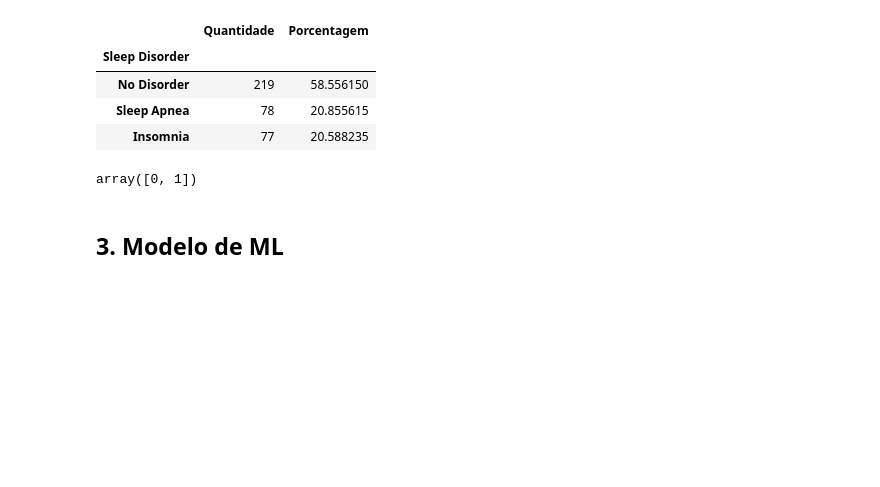
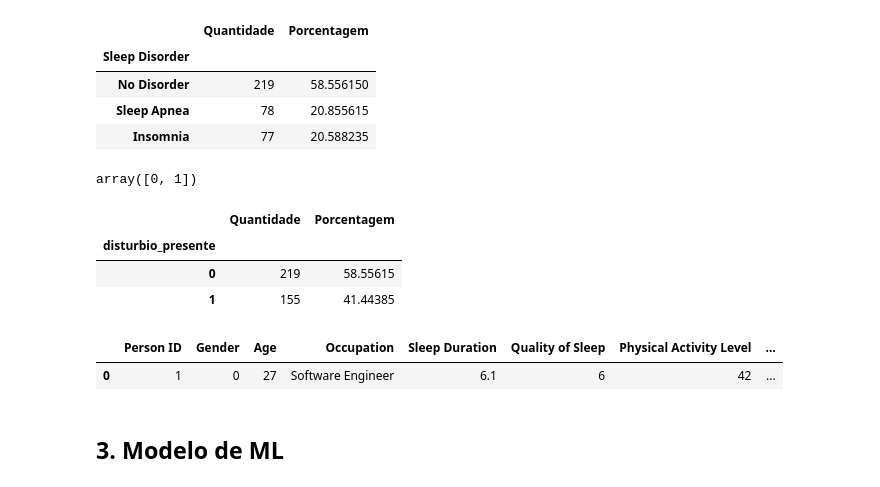
Before and after one commit to Squad-Nina-da-Hora/wmc-projeto-final-lifestyle, a Jupyter notebook: analise.ipynb, the cells around one changed output. Drawn from its saved outputs; the diff is of its cells as text; code cells hidden in the pictures; blank space fills up the shorter version.

```diff
--- a/analise.ipynb
+++ b/analise.ipynb
@@ -373,6 +373,39 @@ df['disturbio_presente'] = df['disturbio_presente'].astype(int)
 df['disturbio_presente'].unique()
 # %% [output]
 array([0, 1])
+# %%
+# Variável categórica: % de distúrbio do sono
+
+disturbio_distribution = pd.DataFrame({
+    'Quantidade': df['disturbio_presente'].value_counts(),
+    'Porcentagem': df['disturbio_presente'].value_counts(normalize=True) * 100
+})
+
+disturbio_distribution
+# %% [output]
+|  | Quantidade | Porcentagem |
+| disturbio_presente |  |  |
+| 0 | 219 | 58.55615 |
+| 1 | 155 | 41.44385 |
+# %%
+# Variável numérica: tratamento de qualidade do sono
+
+# Função para agrupar em níveis
+def categorizar_sono(nota):
+    if nota <= 4:
+        return 0 # Ruim
+    elif nota >= 7:
+        return 2 # Boa
+    else:
+        return 1 # Moderada
+
+# Aplica a função direto na coluna
+df['qualidade_sono'] = df['Quality of Sleep'].apply(categorizar_sono)
+
+df.head(1)
+# %% [output]
+|  | Person ID | Gender | Age | Occupation | Sleep Duration | Quality of Sleep | Physical Activity Level | ... |
+| 0 | 1 | 0 | 27 | Software Engineer | 6.1 | 6 | 42 | ... |
 # %% [markdown]
 ## 3. Modelo de ML
 # %% [markdown]
```
